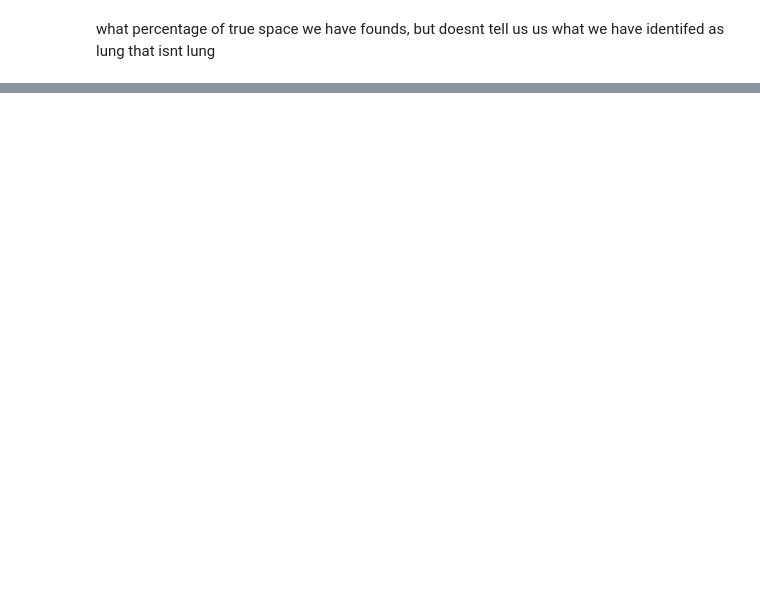
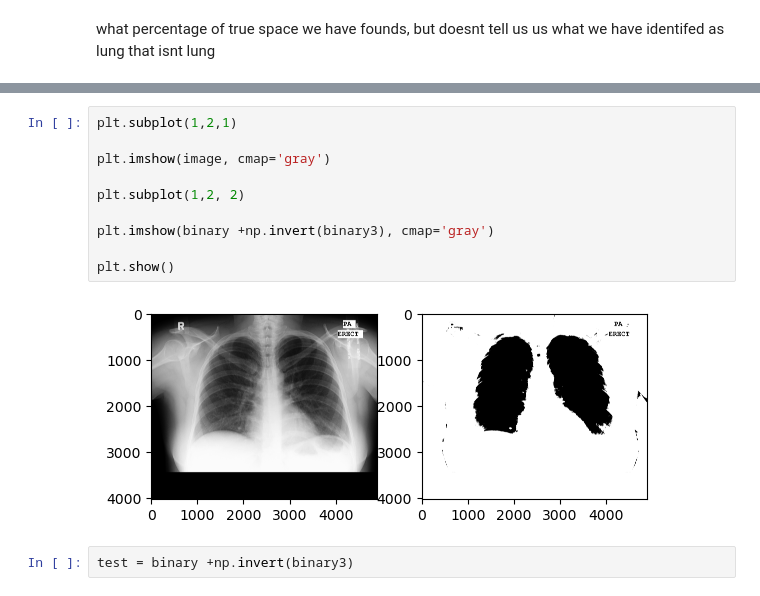
Before and after one commit to ENMcCool/MontgomerySet, a Jupyter notebook: segment.ipynb, the cells around one changed output, grey strips where cells are left out. Cells and saved outputs as stored; diff of their text form; blank space fills up the shorter version.

```diff
--- a/segment.ipynb
+++ b/segment.ipynb
@@ -122,0 +125,14 @@ what percentage of true space we have founds, but doesnt tell us us what we have
+# %%
+plt.subplot(1,2,1)
+
+plt.imshow(image, cmap='gray')
+
+plt.subplot(1,2, 2)
+
+plt.imshow(binary +np.invert(binary3), cmap='gray')
+
+plt.show()
+# %% [output]
+[figure, added]
+# %%
+test = binary +np.invert(binary3)
```
Also changed, not shown: parts of 13 cells of this notebook, 3 other files.
